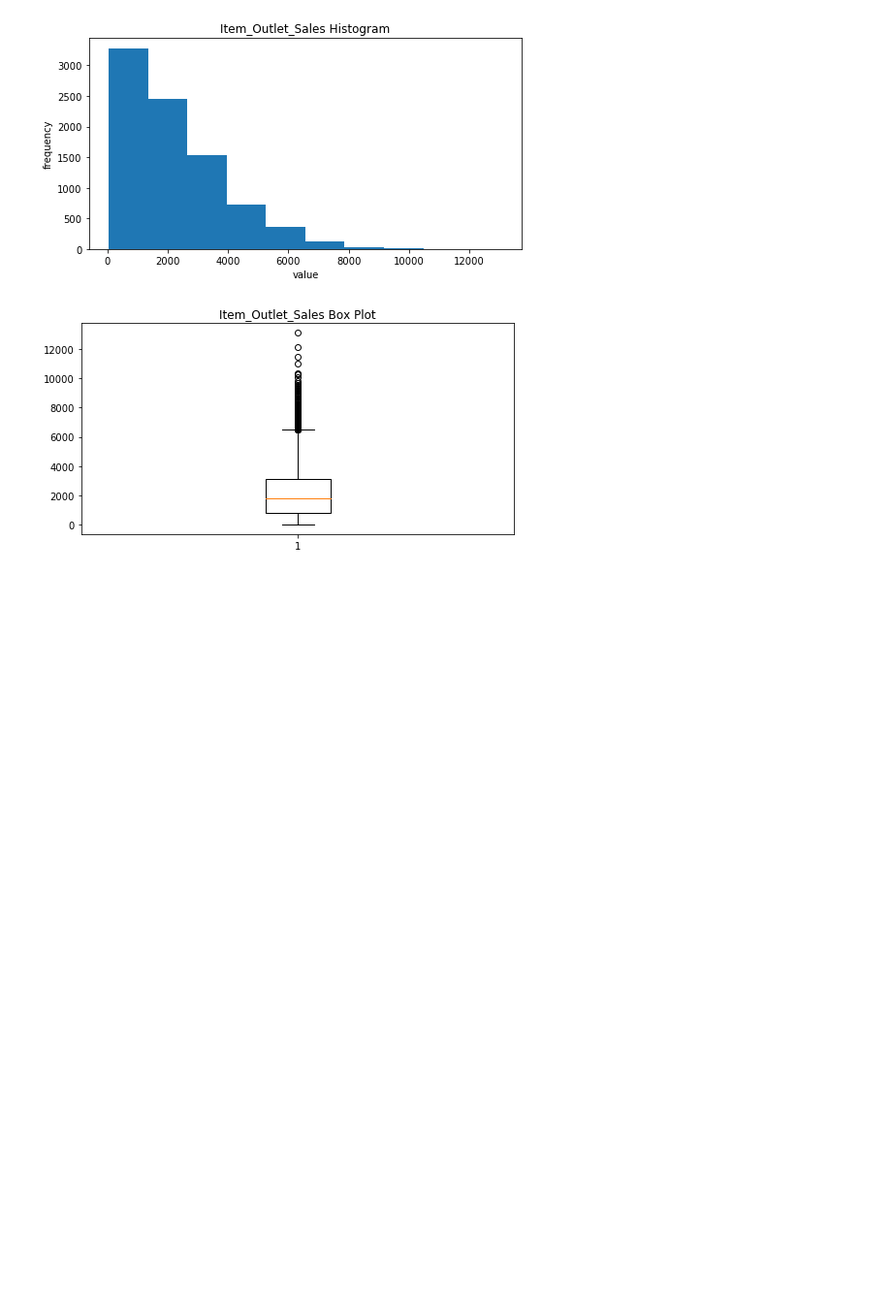
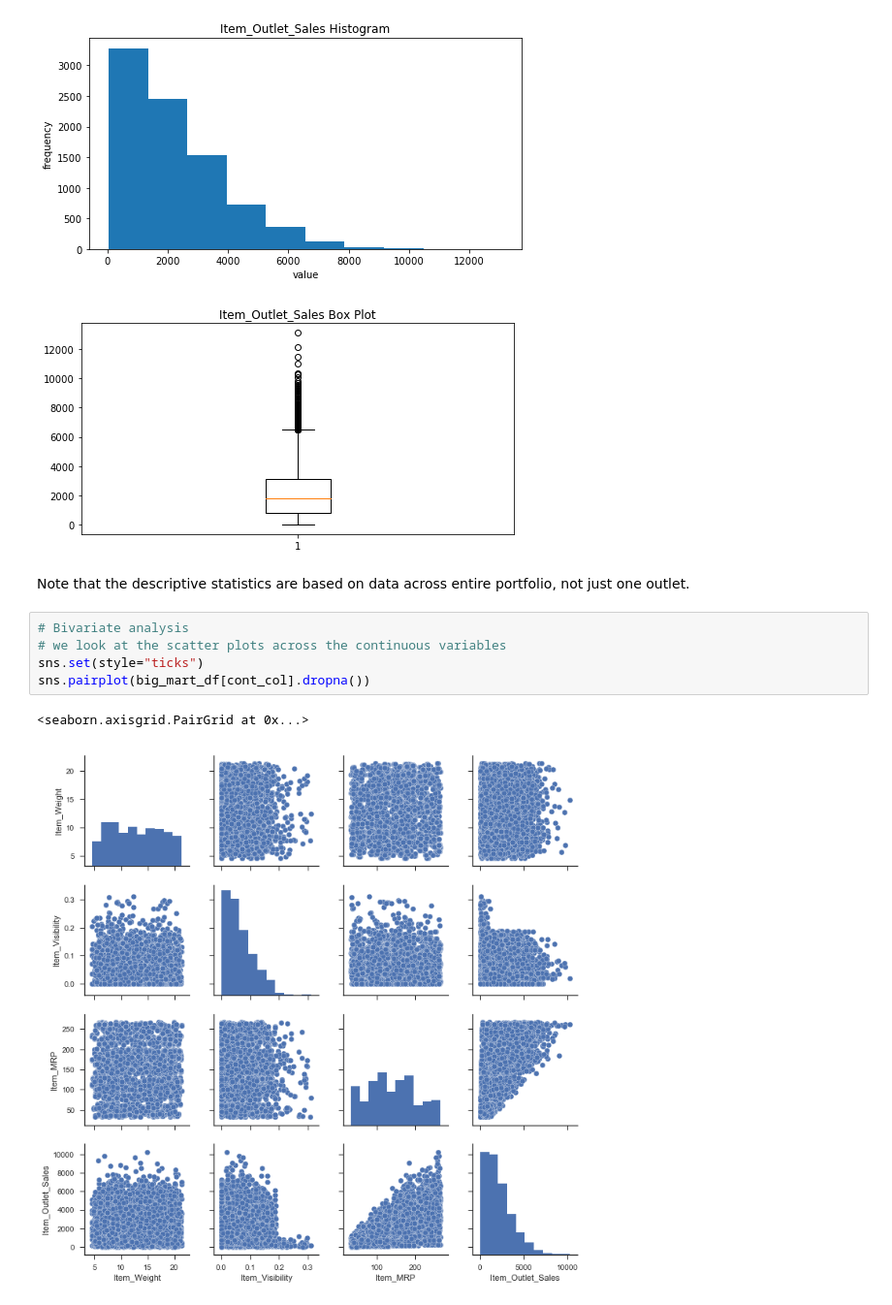
Before and after one commit to JosephKevin/sales_prediction, a Jupyter notebook: regression_prediction.ipynb, the cells around one changed output. Shown at 97% size. Drawn from its saved outputs; the diff is of its cells as text; blank space fills up the shorter version.

Commit message:
added bivariate analysis

```diff
--- a/regression_prediction.ipynb
+++ b/regression_prediction.ipynb
@@ -275,3 +293,13 @@ NaN_perc: 0.0%
 -------------------------------------------------------------
 [figure]
 [figure]
+# %% [markdown]
+Note that the descriptive statistics are based on data across entire portfolio, not just one outlet.
+# %%
+# Bivariate analysis
+# we look at the scatter plots across the continuous variables
+sns.set(style="ticks")
+sns.pairplot(big_mart_df[cont_col].dropna())
+# %% [output]
+<seaborn.axisgrid.PairGrid at 0x...>
+[figure, added]
```
Also changed, not shown: parts of 10 cells of this notebook.
